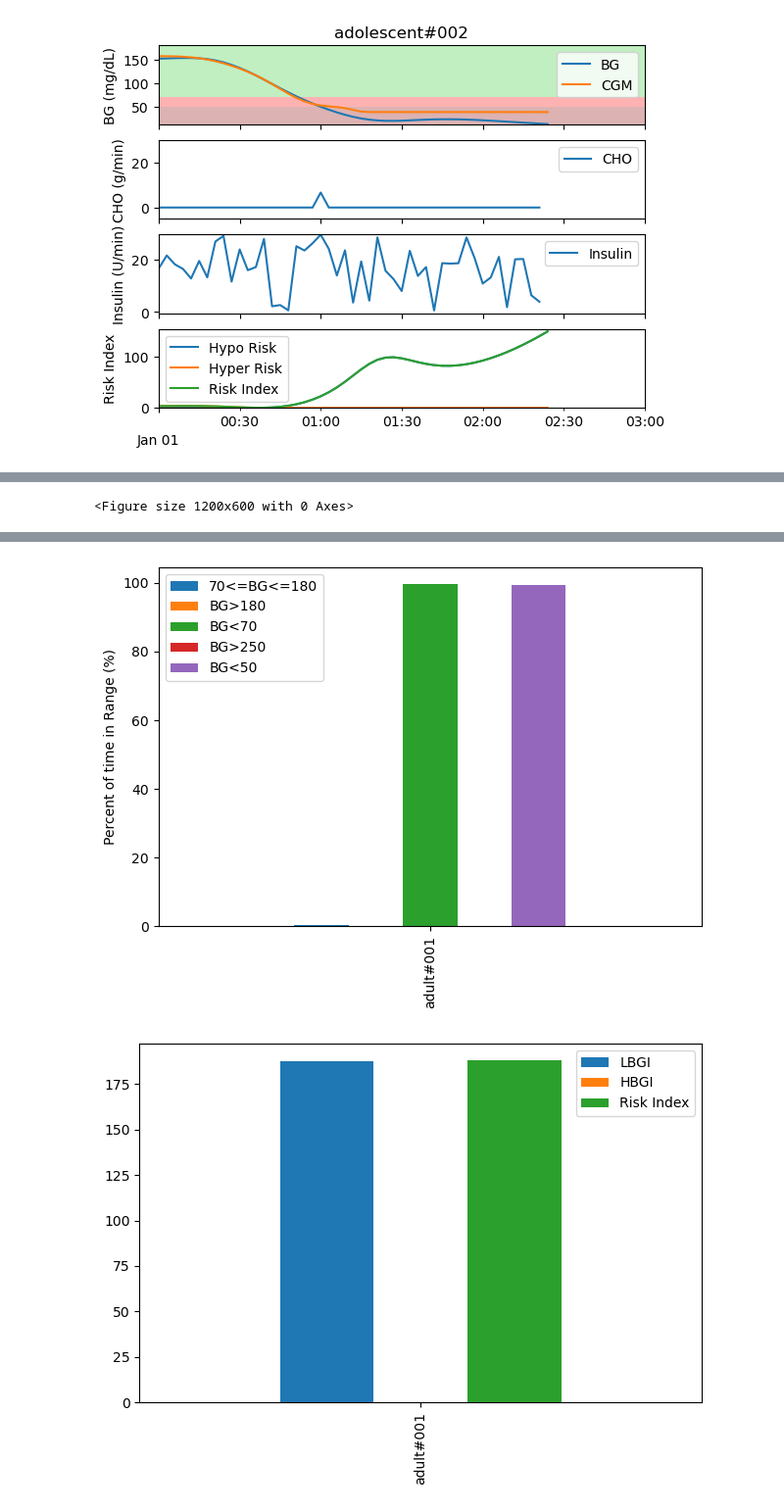
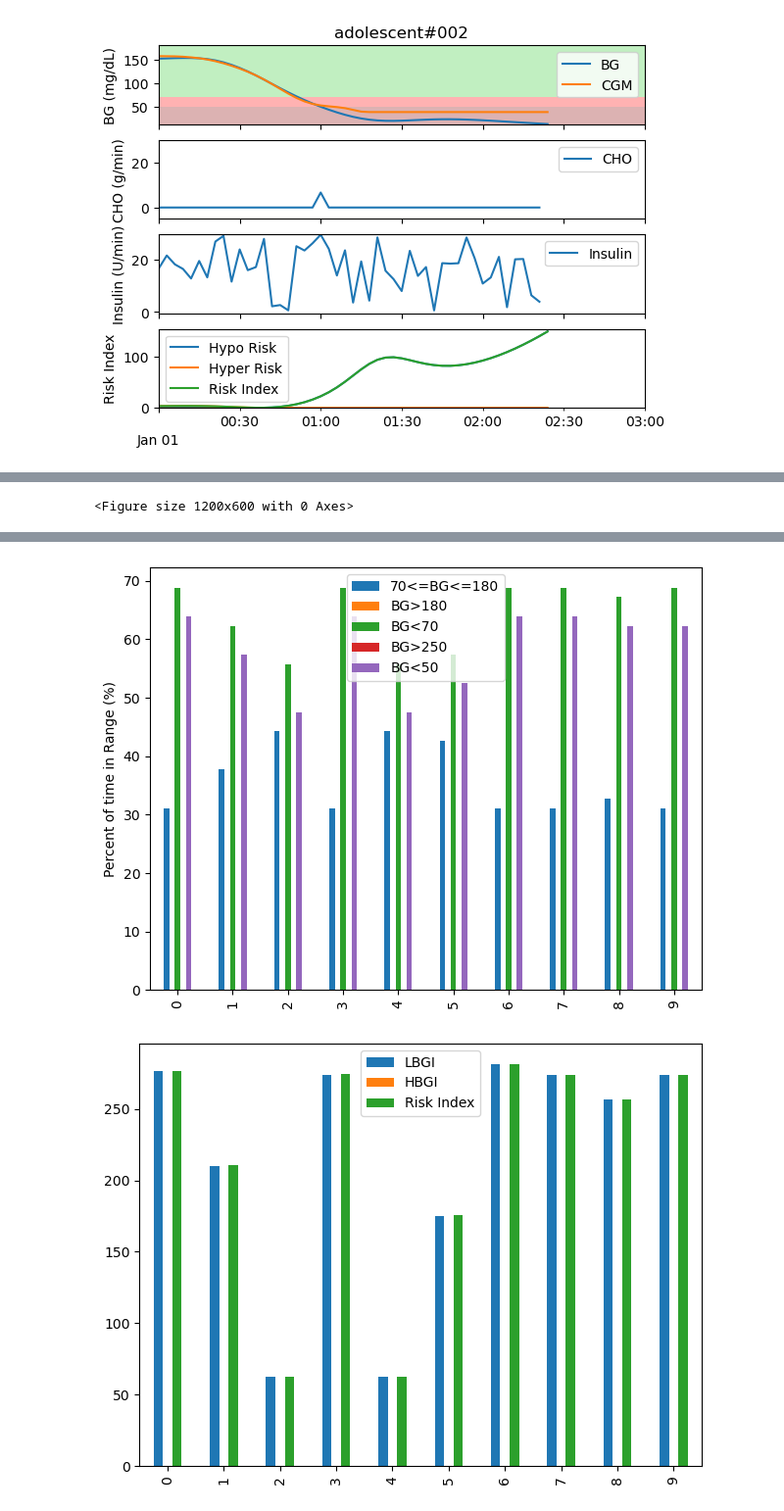
Before and after one commit to SofieElving/GGSpeciale, a Jupyter notebook: simglucose_singlepatient/test.ipynb, the cells around one changed output, grey strips where cells are left out. Shown at 98% size. Saved outputs shown, nothing was run; the diff lists cells and outputs as text; code cells hidden in the pictures.

```diff
--- a/simglucose_singlepatient/test.ipynb
+++ b/simglucose_singlepatient/test.ipynb
@@ -213,7 +200,7 @@ env = T1DSimEnv(patient, sensor, pump, scenario)
 
 # Create a controller
 
-controller = PIDController(I=1, D=1)
+#controller = PIDController(I=1, D=1)
 
 # Put them together to create a simulation object
 
@@ -222,21 +209,21 @@ patient_list = ['adult#001'] #, 'adult#002', 'adult#003', 'adult#004', 'adult#00
 
 result_list = []
 # for p_name in patient_list
-for i in range(10):
+for i in range(100):
     patient = T1DPatient.withName('adult#001')
     sensor = CGMSensor.withName('Dexcom')
     pump = InsulinPump.withName('Insulet')
-    #controller = BBController()
+    controller = BBController()
 
 
 
     scenario = RandomScenario(start_time=start_time)
     env = T1DSimEnv(patient, sensor, pump, scenario)
 
-    s1 = SimObj(env, controller, timedelta(days=10), animate=False, path=path)
+    s1 = SimObj(env, controller, timedelta(hours=3), animate=False, path=path)
     results1 = sim(s1)
-    #s1.reset()
-    #env.reset()
+    s1.reset()
+    env.reset()
 
     result_list.append(results1)
 print(results1)
@@ -282,7 +265,7 @@ import matplotlib.pyplot as plt
 
 df = pd.concat(
         result_list,
-        keys=patient_list)
+        keys=range(10))
 
 plt.figure(figsize=(12, 6))
 report(df)
@@ -292,2 +275,2 @@ report(df)
-[figure, old version]
+[figure, new version]
-[figure, old version]
+[figure, new version]
```
Also changed, not shown: parts of 11 cells of this notebook, 2 other files.
